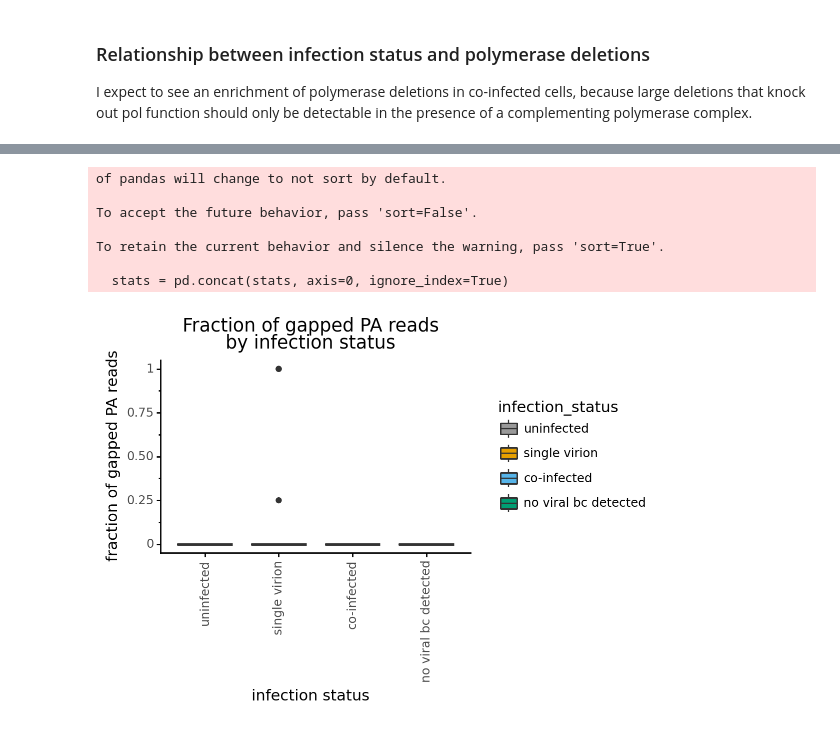
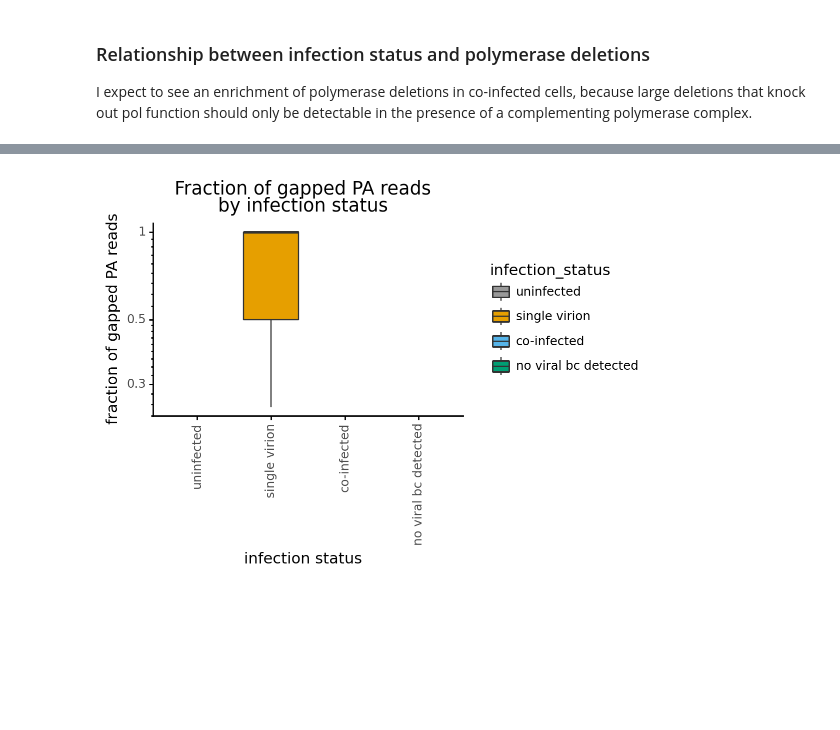
Before and after one commit to jbloomlab/barcoded_flu_pdmH1N1, a Jupyter notebook: analyze_cell_gene_matrix.ipynb, the cells around one changed output, grey strips where cells are left out. Cells and saved outputs as stored; diff of their text form; code cells hidden in the pictures; blank space fills up the shorter version.

```diff
--- a/analyze_cell_gene_matrix.ipynb
+++ b/analyze_cell_gene_matrix.ipynb
@@ -1357,22 +1399,16 @@ To retain the current behavior and silence the warning, pass 'sort=True'.
 # %%
 p = (ggplot(adata.obs.query(f'n_raw_flu_reads > {raw_flu_read_threshold} and not filtered'),
             aes(x='infection_status', y='frac_gapped_fluPA', fill='infection_status')) +
      geom_boxplot() +
      theme(figure_size=(4, 2.5),
            axis_text_x=element_text(angle=90)) +
      ggtitle('Fraction of gapped PA reads\nby infection status') +
      ylab('fraction of gapped PA reads') +
      xlab('infection status') +
-     scale_fill_manual(values=cbpalette[0:])
+     scale_fill_manual(values=cbpalette[0:]) +
+     scale_y_log10()
      )
 
 _ = p.draw(position_dodge2(width = 0.1))
 # %% [output]
-of pandas will change to not sort by default.
-
-To accept the future behavior, pass 'sort=False'.
-
-To retain the current behavior and silence the warning, pass 'sort=True'.
-
-  stats = pd.concat(stats, axis=0, ignore_index=True)
-[figure, old version]
+[figure, new version]
```
Also changed, not shown: parts of 10 cells of this notebook.
